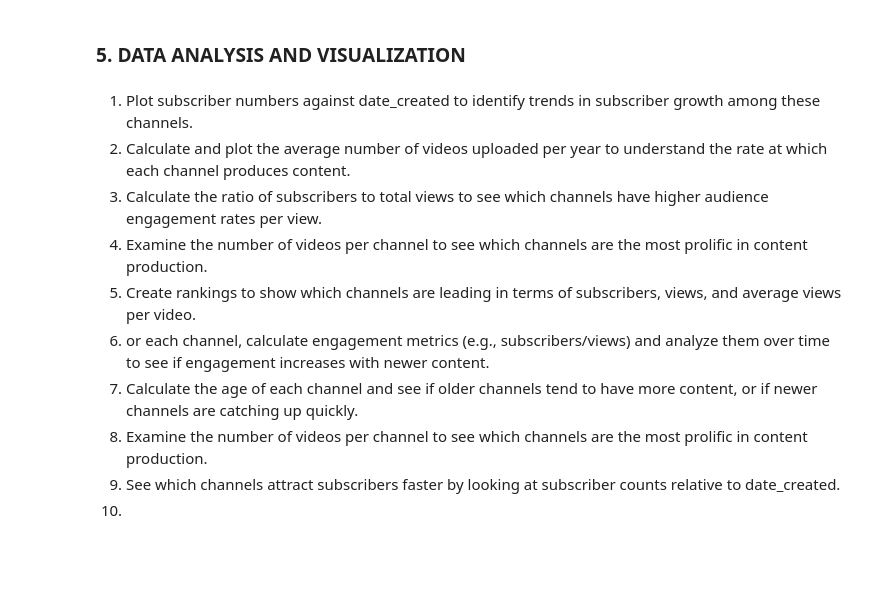
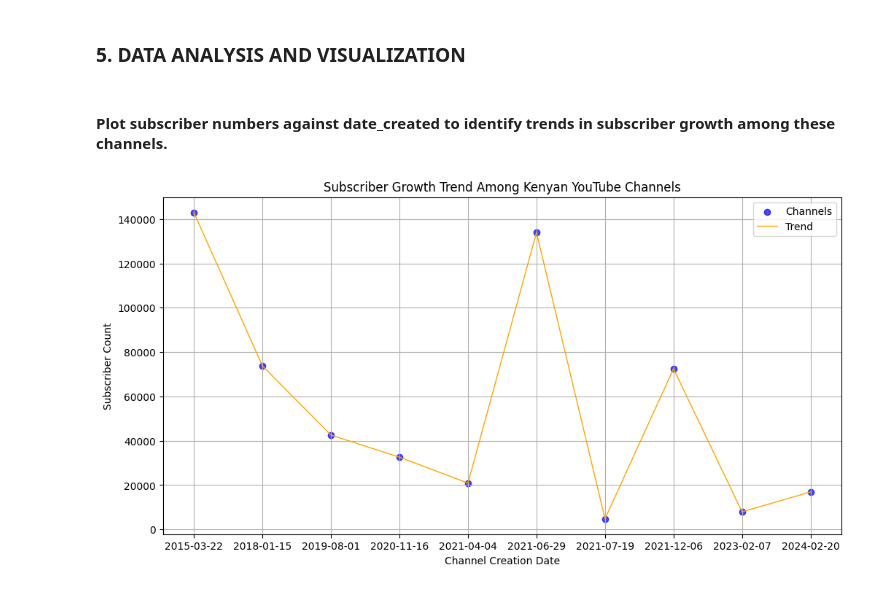
Before and after one commit to monicahatis/Kenya-Podcast-analysis, a Jupyter notebook: podcasts.ipynb, the cells around one changed output. Cells and saved outputs as stored; diff of their text form; code cells hidden in the pictures; blank space fills up the shorter version.

```diff
--- a/podcasts.ipynb
+++ b/podcasts.ipynb
@@ -178,14 +178,23 @@ dtypes: int64(3), object(2)
 memory usage: 528.0+ bytes
 # %% [markdown]
 ### 5. DATA ANALYSIS AND VISUALIZATION
-# %% [markdown]
-1. Plot subscriber numbers against date_created to identify trends in subscriber growth among these channels.
-2. Calculate and plot the average number of videos uploaded per year to understand the rate at which each channel produces content.
-3. Calculate the ratio of subscribers to total views to see which channels have higher audience engagement rates per view.
-4. Examine the number of videos per channel to see which channels are the most prolific in content production.
-5. Create rankings to show which channels are leading in terms of subscribers, views, and average views per video.
-6. or each channel, calculate engagement metrics (e.g., subscribers/views) and analyze them over time to see if engagement increases with newer content.
-7. Calculate the age of each channel and see if older channels tend to have more content, or if newer channels are catching up quickly.
-8. Examine the number of videos per channel to see which channels are the most prolific in content production.
-9. See which channels attract subscribers faster by looking at subscriber counts relative to date_created.
-10.
+# %% [markdown]
+#### Plot subscriber numbers against date_created to identify trends in subscriber growth among these channels.
+# %%
+# Sort by date_created
+df = channel_df.sort_values(by='date_created')
+
+# Plotting
+plt.figure(figsize=(12, 6))
+plt.scatter(df['date_created'], df['subscribers'], color='blue', alpha=0.7, label='Channels')
+plt.plot(df['date_created'], df['subscribers'], color='orange', linestyle='-', linewidth=1, label='Trend')
+
+# Formatting
+plt.title("Subscriber Growth Trend Among Kenyan YouTube Channels")
+plt.xlabel("Channel Creation Date")
+plt.ylabel("Subscriber Count")
+plt.legend()
+plt.grid(True)
+plt.show()
+# %% [output]
+[figure, added]
```
Also changed, not shown: parts of 27 cells of this notebook.
